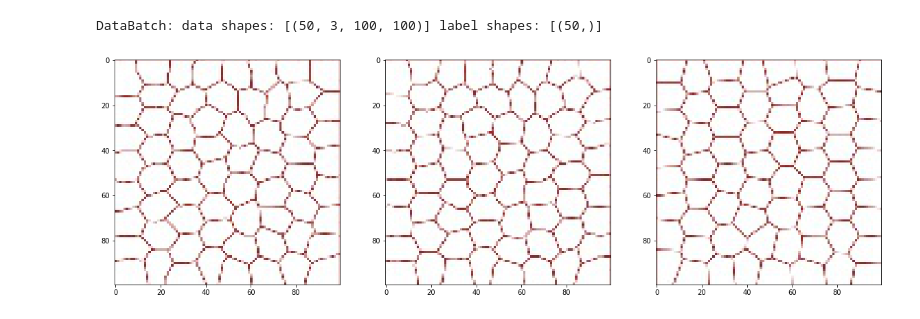
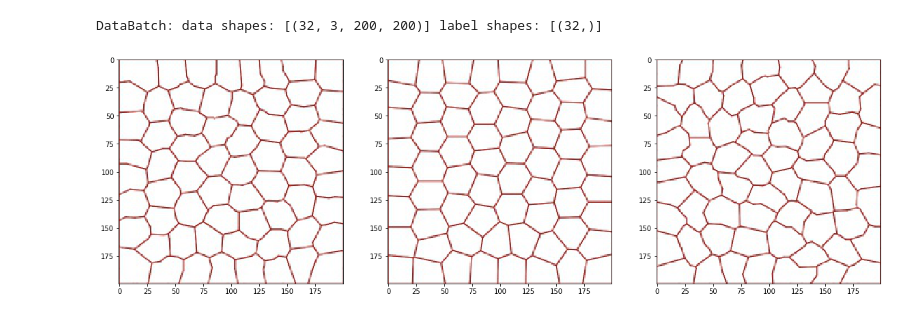
Before and after one commit to codelalala/ComputerVision, a Jupyter notebook: sarah_resnet.ipynb, the cells around one changed output. Cells and saved outputs as stored; diff of their text form; code cells hidden in the pictures.

```diff
--- a/sarah_resnet.ipynb
+++ b/sarah_resnet.ipynb
@@ -11,8 +11,8 @@ num_output=5
 # %%
 train_data = mx.io.ImageRecordIter(
     path_imgrec="image_data_train.rec",
-    data_shape=(3,100,100),
-    batch_size=50,
+    data_shape=(3,200,200),
+    batch_size=32,
     scale=1/255,
     shuffle=1,
     rand_crop=True,
@@ -23,29 +23,29 @@ train_data = mx.io.ImageRecordIter(
 # 创建内部测试集iter
 test_data = mx.io.ImageRecordIter(
     path_imgrec="image_data_test.rec",
-    data_shape=(3,100,100),
-    batch_size=50,
+    data_shape=(3,200,200),
+    batch_size=32,
     scale=1/255,
     shuffle=1
 
 )
 # %%
 from matplotlib import pyplot as plt
-train_iter.reset()
+train_data.reset()
 batch = train_data.next() #
 print(batch)
 
 data = batch.data[0]
 fig=plt.figure(0,figsize=(20,20))
 
 for i in range(3):
     plt.subplot(1, 3, i+1)
     plt.imshow((data[i]*255).asnumpy().astype(np.uint8).transpose((1,2,0)))
 
 plt.show()
 # %% [output]
-DataBatch: data shapes: [(50, 3, 100, 100)] label shapes: [(50,)]
+DataBatch: data shapes: [(32, 3, 200, 200)] label shapes: [(32,)]
-[figure, old version]
+[figure, new version]
 # %%
 """ResNets, implemented in Gluon."""
 from __future__ import division
```
Also changed, not shown: parts of 2 cells of this notebook.
